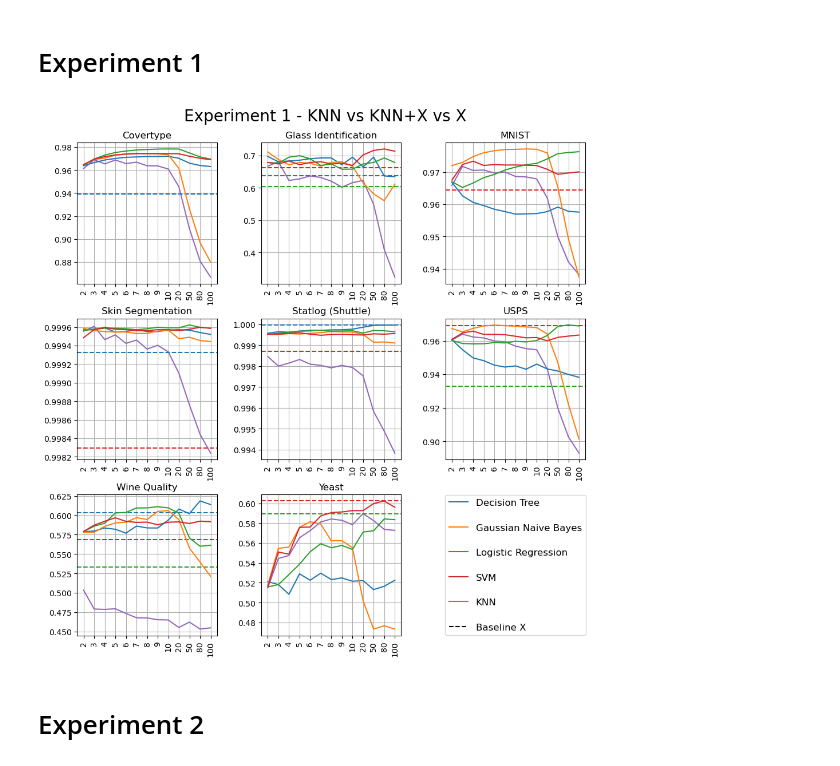
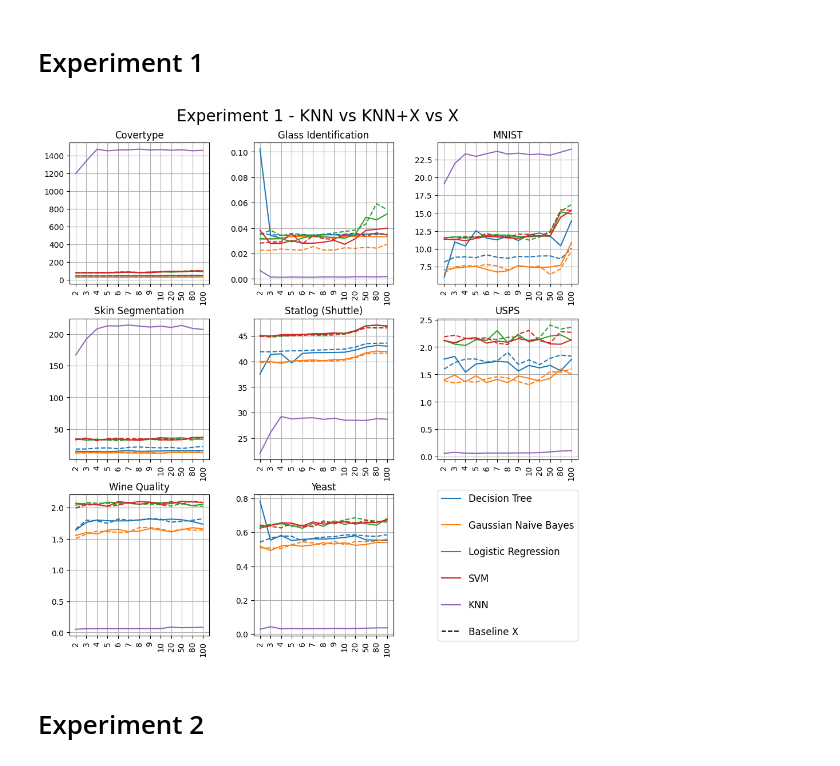
Before and after one commit to danigil/KNN-X, a Jupyter notebook: plot_results.ipynb, the cells around one changed output. Cells and saved outputs as stored; diff of their text form; code cells hidden in the pictures.

```diff
--- a/plot_results.ipynb
+++ b/plot_results.ipynb
@@ -106,35 +106,35 @@ def plot_results(datasets=['mnist', 'covertype', 'yeast', 'skin', 'statlog'],
         thresholds_enum = enumerate(thresholds)
         if omit_thresholds is not None:
             thresholds_enum = list(filter(lambda tup: tup[1] not in omit_thresholds, thresholds_enum))
 
         line_styles = ['solid', 'dashed', 'dotted', 'dashdot', (0, (1,1))]
         line_styles_it = iter(line_styles)
         line_styles_dict = {t: next(line_styles_it) for i,t in thresholds_enum}
         patches_t = [mlines.Line2D(xdata=[0], ydata=[0], color='black', linestyle=line_styles_dict[threshold], label=threshold) for i,threshold in thresholds_enum]
         patches_t = []
 
         for (iclf, clf), (it, threshold) in product(enumerate(clfs), thresholds_enum):
             if omit_thresholds is not None and threshold in omit_thresholds:
                 continue
 
             curr = smart[iclf, it]
             curr_ax.plot(default_k_ticks, curr, color=colors[iclf%len(clfs)], linestyle=line_styles_dict[threshold])
 
     axs[-1][-1].legend(handles=handles+patches_t, loc='center',fontsize='12', labelspacing=1.71)
     # .axis('off')
     # axs[-1][-1].get_xaxis().set_visible(False)
     # axs[-1][-1].get_yaxis().set_visible(False)
     axs[-1][-1].axis('off')
     # fig.legend(handles=handles+patches_t, loc='lower right')
     # fig.legend(handles=handles+patches_t, bbox_to_anchor=(0.42, -0.19, 0.7, 1))
     # fig.suptitle(f"KNN Algorithm: {knn_algo}")
     fig.suptitle("Experiment 1 - KNN vs KNN+X vs X", fontsize=20)
     fig.subplots_adjust(top=0.92)
     plt.show()
 
-plot_results(datasets=['covertype', 'glass', 'mnist', 'skin','statlog', 'usps', 'wine', 'yeast'], plot_type='acc',knn_algo='brute', omit_baseline_x=False, omit_baseline_gnb=True, omit_thresholds=(0.6,0.8,0.9,0.95))
+plot_results(datasets=['covertype', 'glass', 'mnist', 'skin','statlog', 'usps', 'wine', 'yeast'], plot_type='time',knn_algo='brute', omit_baseline_x=True, omit_baseline_gnb=True, omit_thresholds=(0.8,0.9,0.95))
 # %% [output]
-[figure, old version]
+[figure, new version]
 # %% [markdown]
 # Experiment 2
 # %%
```
Also changed, not shown: 1 other file.
